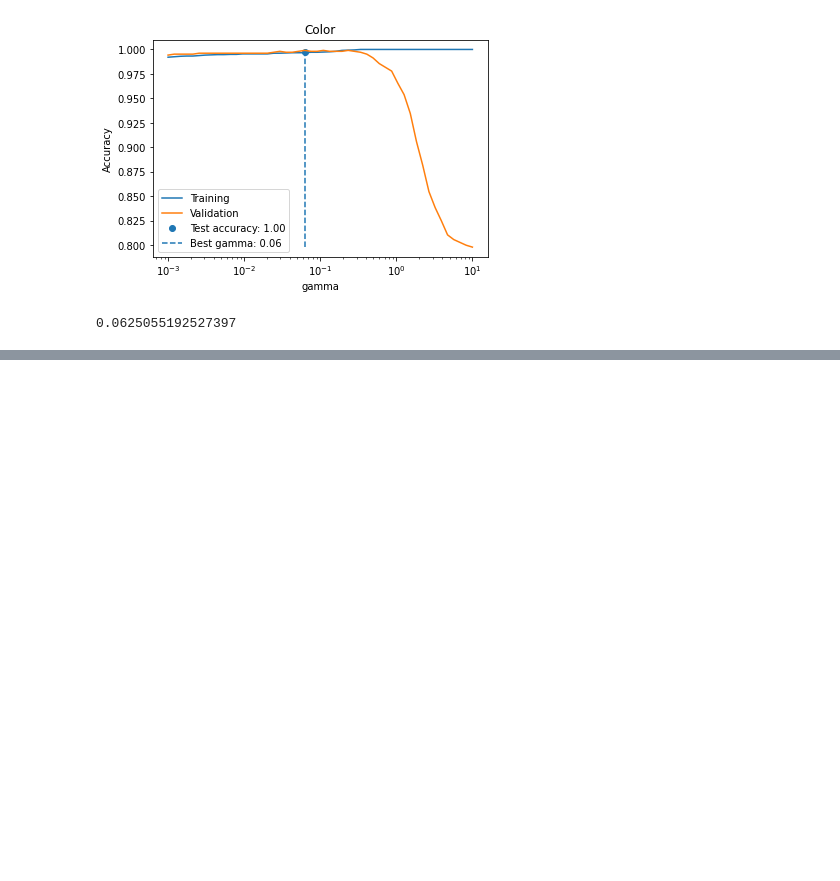
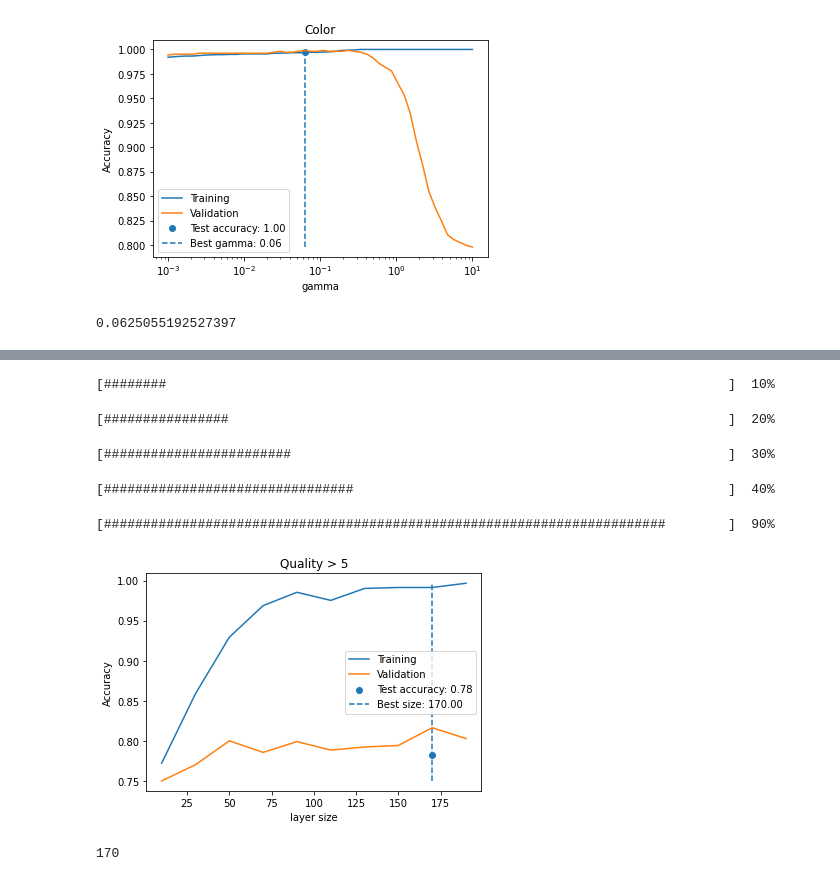
Before and after one commit to seanrasku/wineProject, a Jupyter notebook: parameterTuning.ipynb, the cells around one changed output, grey strips where cells are left out. Cells and saved outputs as stored; diff of their text form; code cells hidden in the pictures; blank space fills up the shorter version.

```diff
--- a/parameterTuning.ipynb
+++ b/parameterTuning.ipynb
@@ -258,0 +358,48 @@ tune_gaussian_svm_gamma('Color', gamma_values, C_color, y_color_train, y_color_v
+# %%
+
+def tune_neural_network_layer_size(name, layer_sizes, layer_num, y_train, y_validation, y_test, **kwargs):
+    """
+    Analyze different regularization values for support vector machine
+    """
+    training_accuracies = []
+    validation_accuracies = []
+    test_accuracies = []
+    lalpha = len(layer_sizes)
+    for i, n in enumerate(layer_sizes):
+        print(f'\r[{"#" * round(80 * i/lalpha):{80}}] {round(100 * i/lalpha):3d}%', end='')
+        regr = MLPClassifier(hidden_layer_sizes=np.repeat(n, layer_num), **kwargs)
+        regr.fit(X_train, y_train)
+        train_pred = regr.predict(X_train)
+        training_accuracies.append(metrics.accuracy_score(y_train, train_pred))
+        validation_pred = regr.predict(X_validation)
+        validation_accuracies.append(metrics.accuracy_score(y_validation, validation_pred))
+        test_pred = regr.predict(X_test)
+        test_accuracies.append(metrics.accuracy_score(y_test, test_pred))
+
+    # plt.gca().set_xscale('log')
+
+    plt.plot(layer_sizes, training_accuracies, label='Training')
+    plt.plot(layer_sizes, validation_accuracies, label='Validation')
+    plt.xlabel('layer size')
+    plt.ylabel('Accuracy')
+
+    size = layer_sizes[np.argmax(validation_accuracies)]
+    plt.scatter(size, test_accuracies[np.argmax(validation_accuracies)], label=f'Test accuracy: {test_accuracies[np.argmax(validation_accuracies)]:.2f}')
+    plt.vlines(size, np.min(validation_accuracies + training_accuracies), np.max(validation_accuracies + training_accuracies),
+            linestyles='dashed', label=f'Best size: {size:.2f}')
+    plt.legend()
+    plt.title(name)
+    plt.show()
+    return size
+# %%
+layer_sizes = np.arange(10, 200, 20)
+
+tune_neural_network_layer_size('Quality > 5', layer_sizes, 2, y_quality_train, y_quality_validation, y_quality_test, max_iter=500)
+# %% [output]
+[########                                                                        ]  10%
+[################                                                                ]  20%
+[########################                                                        ]  30%
+[################################                                                ]  40%
+[########################################################################        ]  90%
+[figure, added]
+170
```
Also changed, not shown: parts of 10 cells of this notebook, 4 other files.
